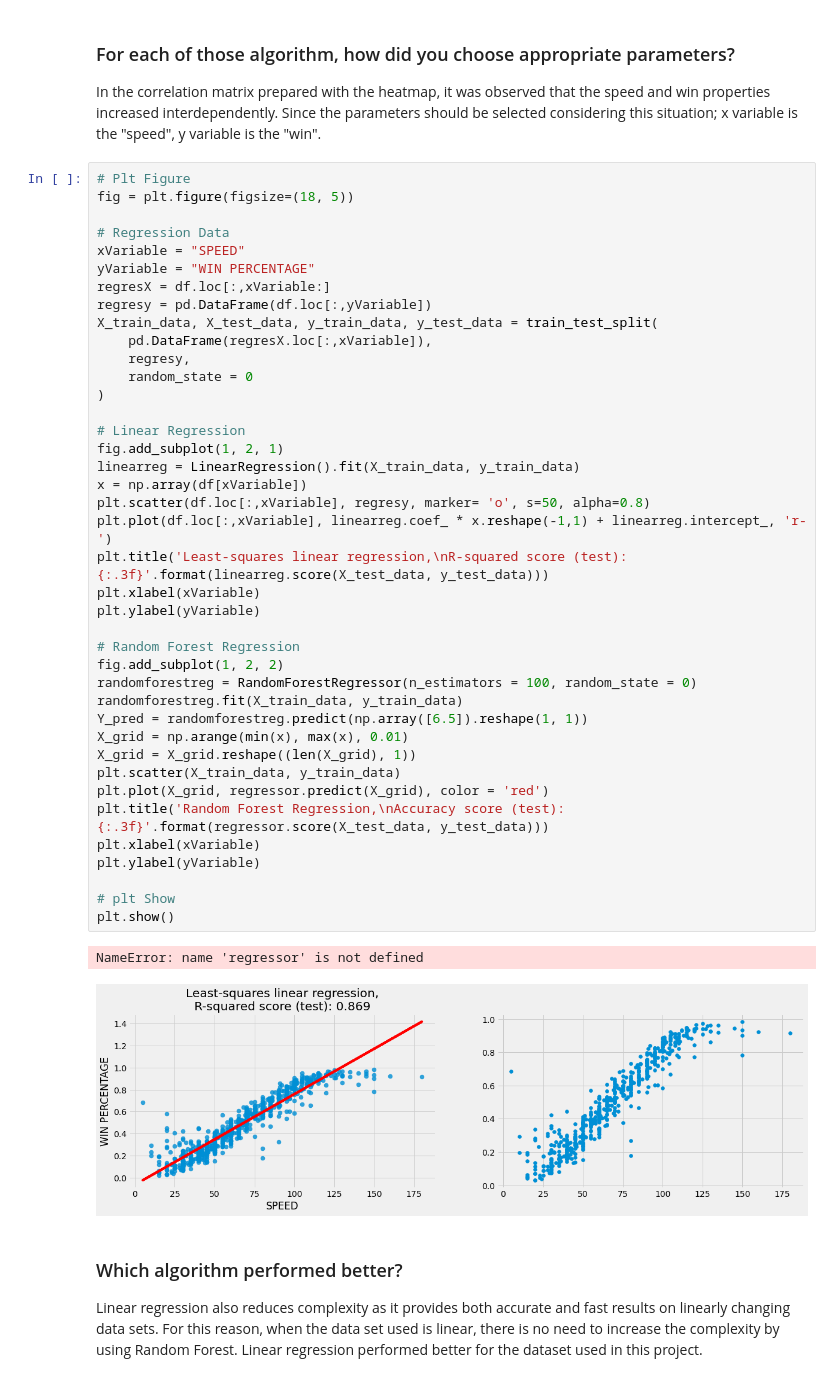
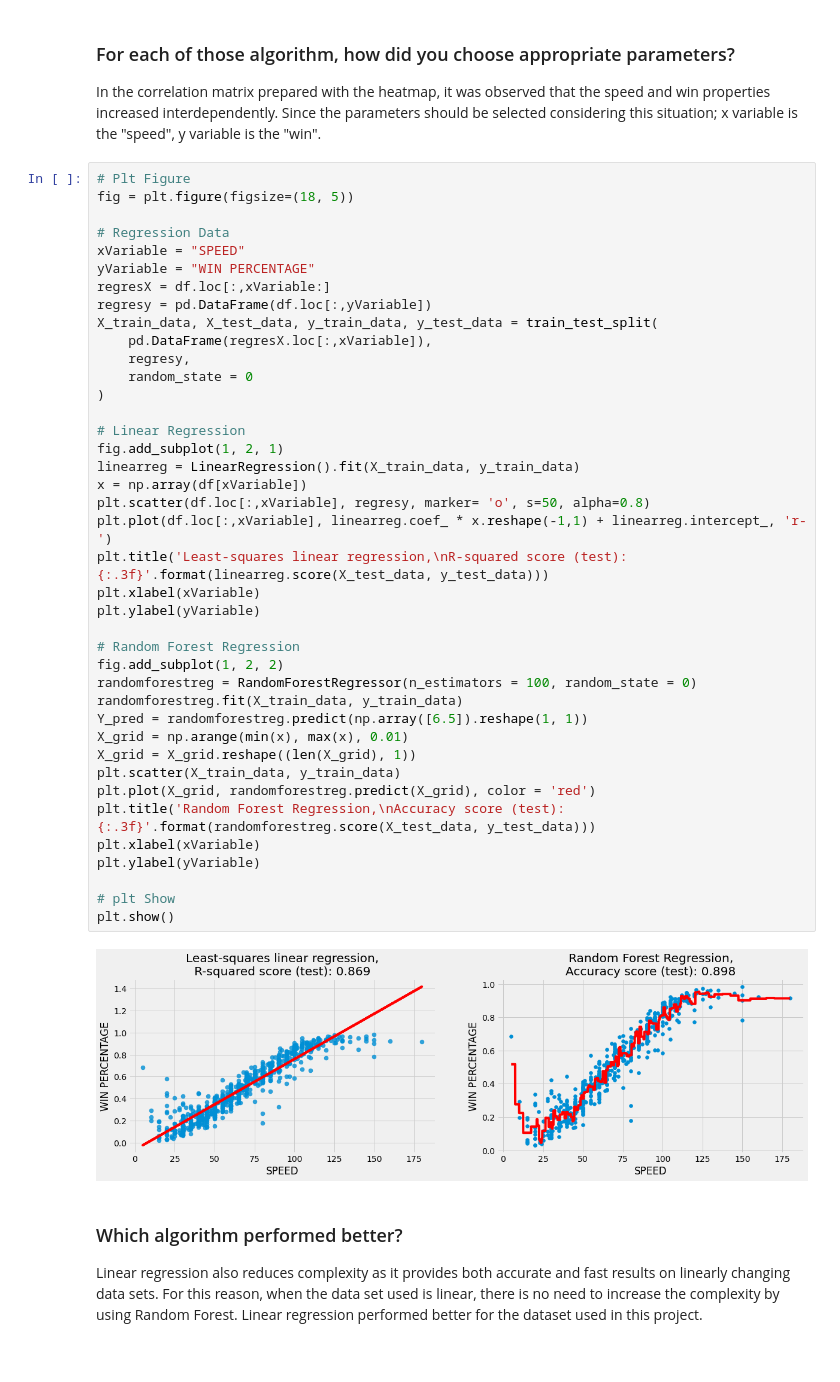
Before and after one commit to mehmetizmirlioglu/pokemon, a Jupyter notebook: pokemon.ipynb, the cells around one changed output. Drawn from its saved outputs; the diff is of its cells as text.

```diff
--- a/pokemon.ipynb
+++ b/pokemon.ipynb
@@ -372,37 +372,36 @@ regresy = pd.DataFrame(df.loc[:,yVariable])
 X_train_data, X_test_data, y_train_data, y_test_data = train_test_split(
     pd.DataFrame(regresX.loc[:,xVariable]),
     regresy,
     random_state = 0
 )
 
 # Linear Regression
 fig.add_subplot(1, 2, 1)
 linearreg = LinearRegression().fit(X_train_data, y_train_data)
 x = np.array(df[xVariable])
 plt.scatter(df.loc[:,xVariable], regresy, marker= 'o', s=50, alpha=0.8)
 plt.plot(df.loc[:,xVariable], linearreg.coef_ * x.reshape(-1,1) + linearreg.intercept_, 'r-')
 plt.title('Least-squares linear regression,\nR-squared score (test): {:.3f}'.format(linearreg.score(X_test_data, y_test_data)))
 plt.xlabel(xVariable)
 plt.ylabel(yVariable)
 
 # Random Forest Regression
 fig.add_subplot(1, 2, 2)
 randomforestreg = RandomForestRegressor(n_estimators = 100, random_state = 0)
 randomforestreg.fit(X_train_data, y_train_data)
 Y_pred = randomforestreg.predict(np.array([6.5]).reshape(1, 1))
 X_grid = np.arange(min(x), max(x), 0.01)
 X_grid = X_grid.reshape((len(X_grid), 1))
 plt.scatter(X_train_data, y_train_data)
-plt.plot(X_grid, regressor.predict(X_grid), color = 'red')
-plt.title('Random Forest Regression,\nAccuracy score (test): {:.3f}'.format(regressor.score(X_test_data, y_test_data)))
+plt.plot(X_grid, randomforestreg.predict(X_grid), color = 'red')
+plt.title('Random Forest Regression,\nAccuracy score (test): {:.3f}'.format(randomforestreg.score(X_test_data, y_test_data)))
 plt.xlabel(xVariable)
 plt.ylabel(yVariable)
 
 # plt Show
 plt.show()
 # %% [output]
-NameError: name 'regressor' is not defined
-[figure, old version]
+[figure, new version]
 # %% [markdown]
 ### Which algorithm performed better?
 Linear regression also reduces complexity as it provides both accurate and fast results on linearly changing data sets. For this reason, when the data set used is linear, there is no need to increase the complexity by using Random Forest. Linear regression performed better for the dataset used in this project.
```
Also changed, not shown: parts of 22 cells of this notebook.
